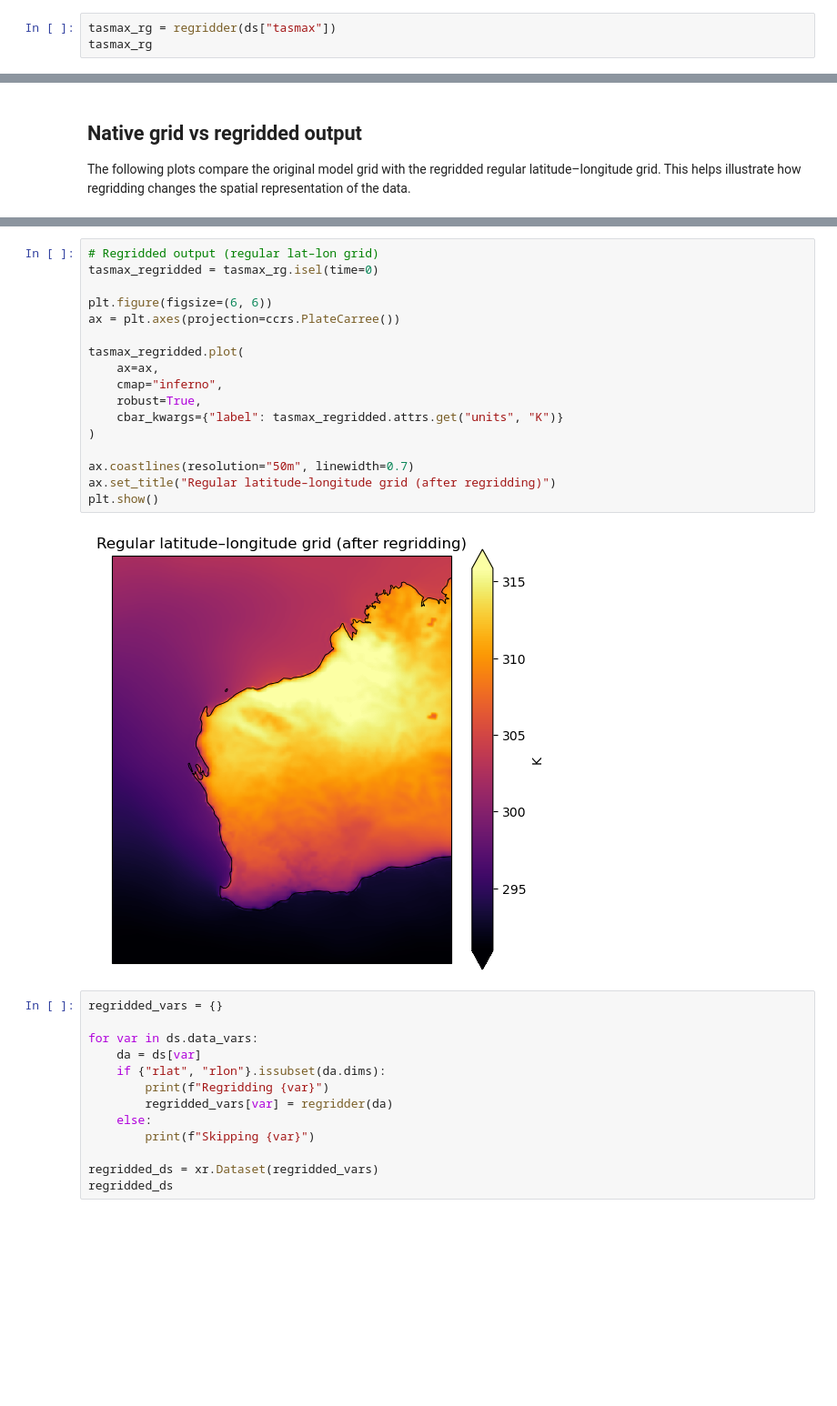
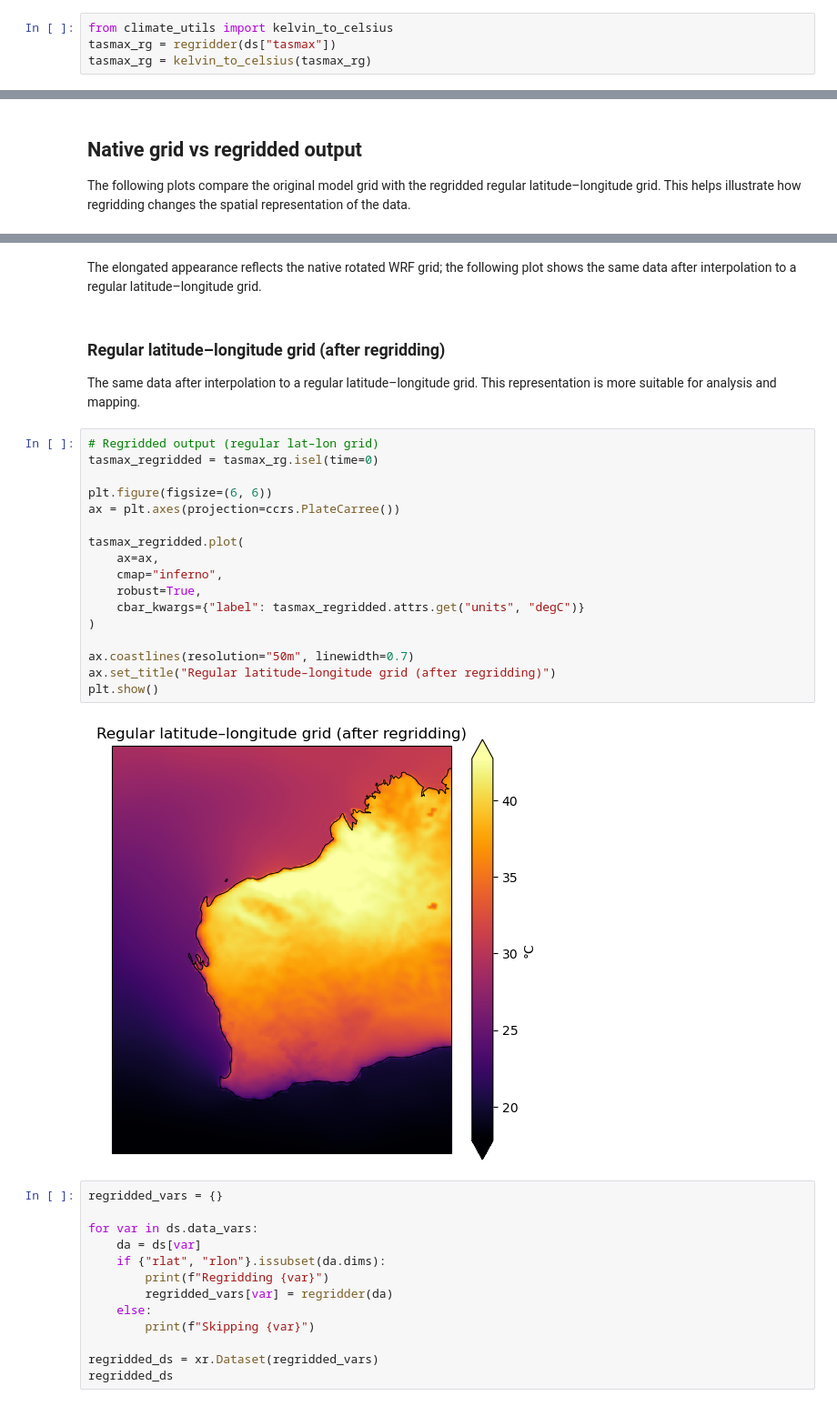
Before and after one commit to DikshaSagar/DWER, a Jupyter notebook: 02_regridding.ipynb, the cells around one changed output, grey strips where cells are left out. Shown at 91% size. Saved outputs shown, nothing was run; the diff lists cells and outputs as text; blank space fills up the shorter version.

Commit message:
Convert temperature units K→°C and update Fig3 colour scale

```diff
--- a/02_regridding.ipynb
+++ b/02_regridding.ipynb
@@ -145,5 +126,6 @@ The output data are now defined on a regular latitude–longitude grid and are
 fully compatible with standard geospatial analysis tools, shapefile overlays,
 and regional aggregation workflows.
 # %%
+from climate_utils import kelvin_to_celsius
 tasmax_rg = regridder(ds["tasmax"])
-tasmax_rg
+tasmax_rg = kelvin_to_celsius(tasmax_rg)
@@ -197,22 +187,29 @@ plt.show()
+# %% [markdown]
+The elongated appearance reflects the native rotated WRF grid; the following plot shows the same data after interpolation to a regular latitude–longitude grid.
+# %% [markdown]
+### Regular latitude–longitude grid (after regridding)
+
+The same data after interpolation to a regular latitude–longitude grid.
+This representation is more suitable for analysis and mapping.
 # %%
 # Regridded output (regular lat–lon grid)
 tasmax_regridded = tasmax_rg.isel(time=0)
 
 plt.figure(figsize=(6, 6))
 ax = plt.axes(projection=ccrs.PlateCarree())
 
 tasmax_regridded.plot(
     ax=ax,
     cmap="inferno",
     robust=True,
-    cbar_kwargs={"label": tasmax_regridded.attrs.get("units", "K")}
+    cbar_kwargs={"label": tasmax_regridded.attrs.get("units", "degC")}
 )
 
 ax.coastlines(resolution="50m", linewidth=0.7)
 ax.set_title("Regular latitude–longitude grid (after regridding)")
 plt.show()
 # %% [output]
-[figure, old version]
+[figure, new version]
 # %%
 regridded_vars = {}
 
```
Also changed, not shown: parts of 6 cells of this notebook, 5 other files.
